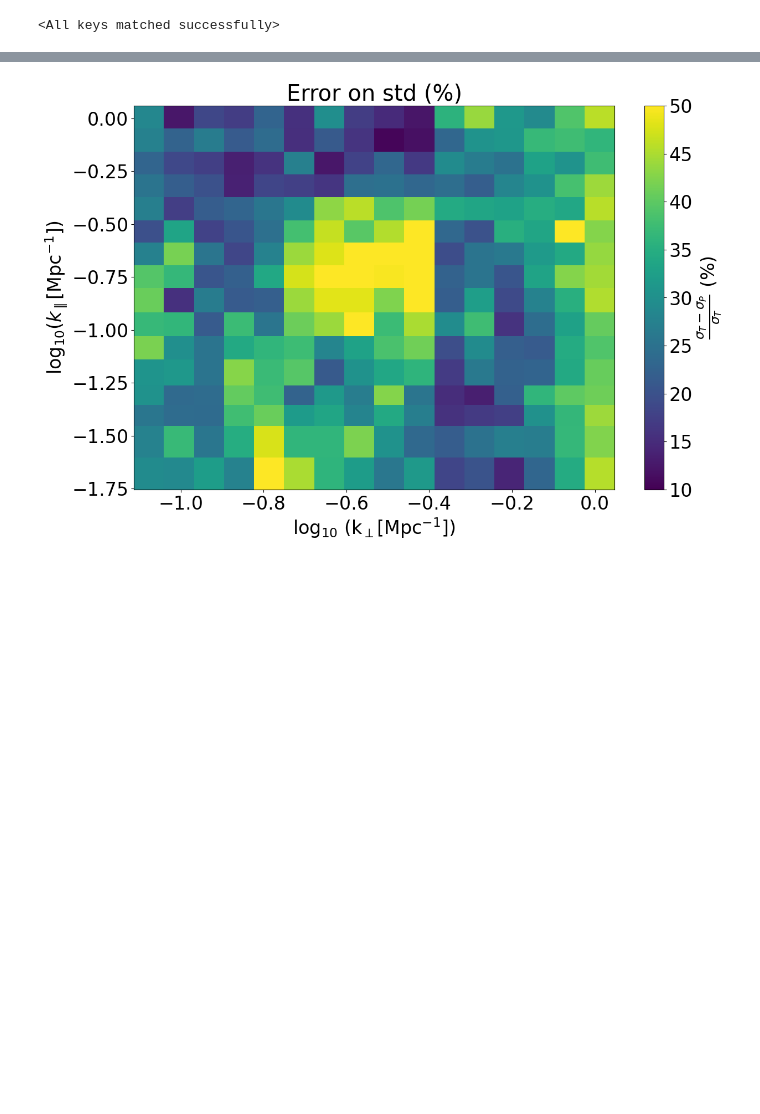
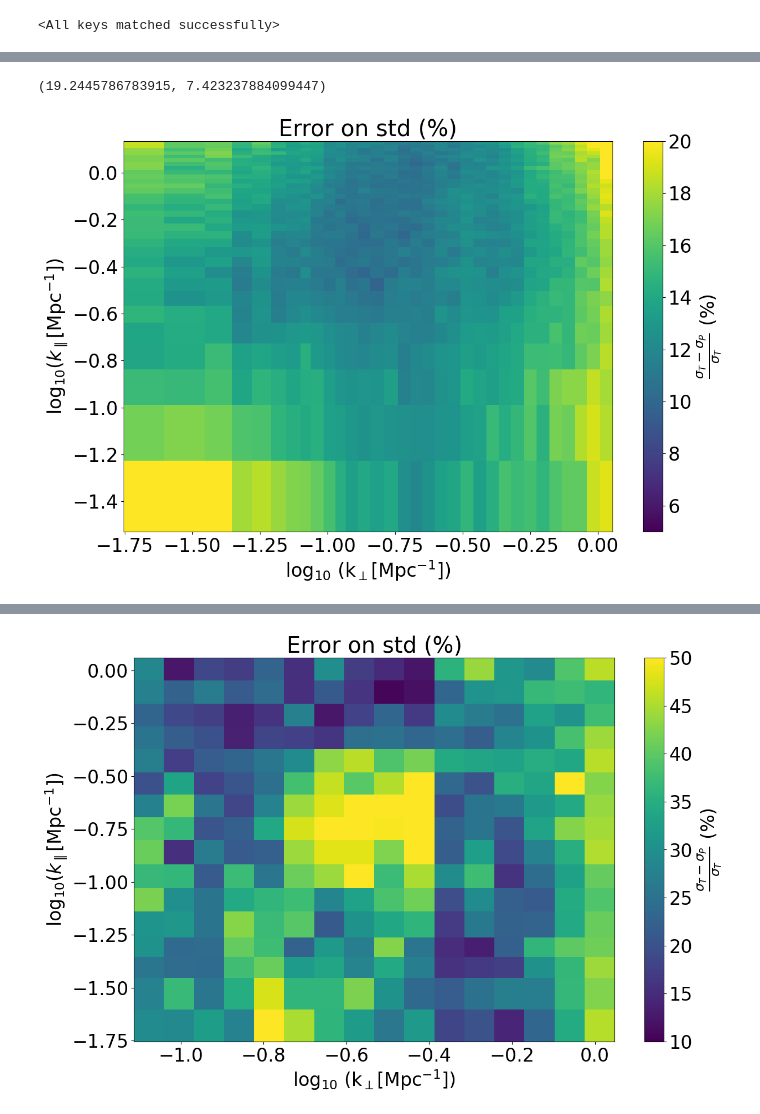
Before and after one commit to DanielaBreitman/21cmPSDenoiser, a Jupyter notebook: CV_PS_test_AE_new.ipynb, the cells around one changed output, grey strips where cells are left out. Saved outputs shown, nothing was run; the diff lists cells and outputs as text; code cells hidden in the pictures; blank space fills up the shorter version.

```diff
--- a/CV_PS_test_AE_new.ipynb
+++ b/CV_PS_test_AE_new.ipynb
@@ -588,3 +1413,12 @@ print(np.nanmean(med_fe))
+# %%
+np.nanmean(ffee)*100., np.nanmedian(ffee)*100.
+# %% [output]
+(19.2445786783915, 7.423237884099447)
+# %%
+imshow_error_2D(med_fe*100., xs_plot = np.log10(kperp), ys_plot = np.log10(kpar), title1 = 'Error on std (%)',
+             vmin = 5., vmax = 20., label = r'$\frac{\sigma_T - \sigma_P}{\sigma_T}$ (%)', log = False)#, save = 'PS_emu_vs_true', fmt = 'png')
+# %% [output]
+[figure, added]
 # %%
 imshow_error_2D(med_fe*100., xs_plot = np.log10(kperp), ys_plot = np.log10(kpar), title1 = 'Error on std (%)',
              vmin = 10, vmax = 50., label = r'$\frac{\sigma_T - \sigma_P}{\sigma_T}$ (%)', log = False)#, save = 'PS_emu_vs_true', fmt = 'png')
```
Also changed, not shown: parts of 36 cells of this notebook, 1 other file.
